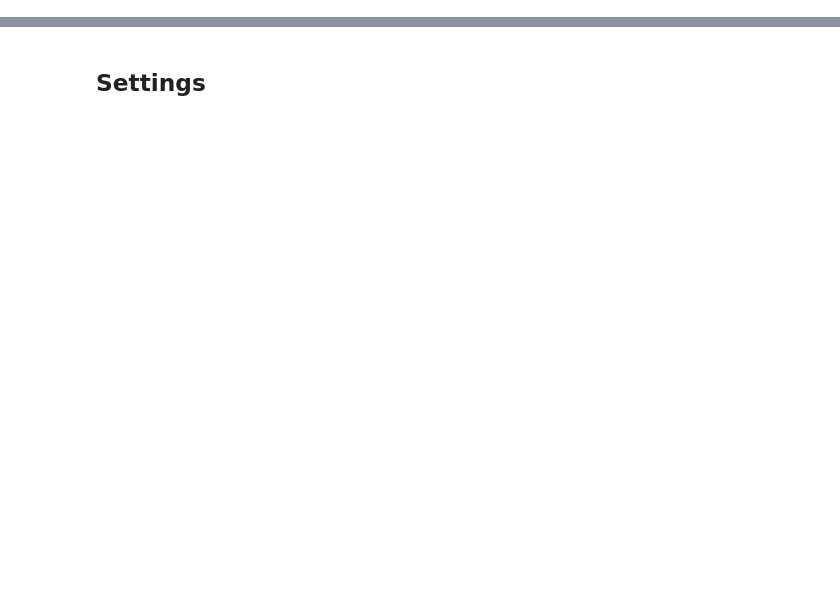
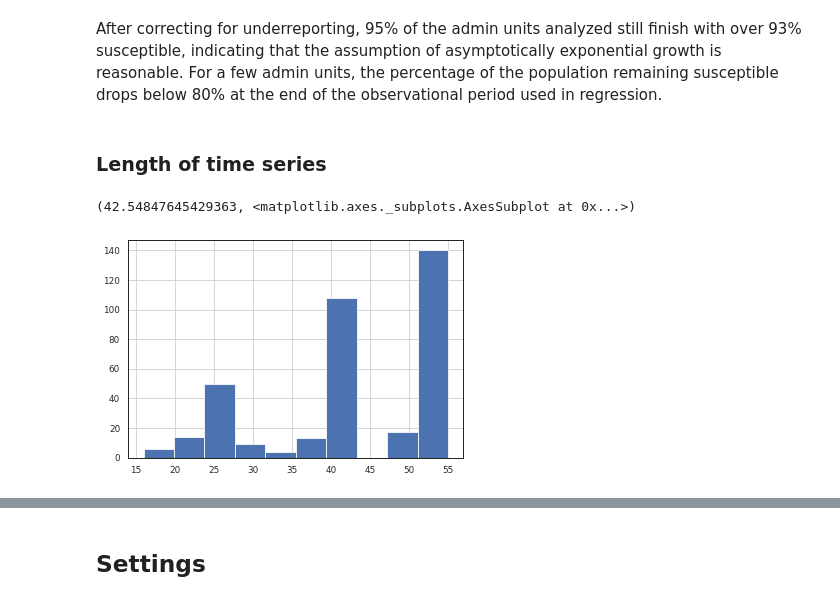
Before and after one commit to Global-Policy-Lab/gpl-covid, a Jupyter notebook: notebooks/iwb-robustness-sims.ipynb, the cells around one changed output, grey strips where cells are left out. Cells and saved outputs as stored; diff of their text form; code cells hidden in the pictures; blank space fills up the shorter version.

```diff
--- a/notebooks/iwb-SEIR.ipynb
+++ b/notebooks/iwb-robustness-sims.ipynb
@@ -21,0 +48,15 @@ out_home = cutil.RESULTS / "other" / "sims"
+# %%
+underreporting_df = pd.read_csv(cutil.DATA_INTERIM / "multi_country" / "under_reporting.csv", usecols=["country", "underreporting_estimate"], index_col="country")
+underreporting_df = underreporting_df.rename(
+    index={
+        "China": "CHN",
+        "France": "FRA",
+        "Iran": "IRN",
+        "Italy": "ITA",
+        "South Korea": "KOR",
+        "United States of America": "USA"
+    }
+)
+# %%
+reg_df = reg_df.join(underreporting_df, on="adm0_name")
+S = 1 - (reg_df.cum_confirmed_cases / reg_df.underreporting_estimate / reg_df.population)
@@ -21,0 +69,10 @@ out_home = cutil.RESULTS / "other" / "sims"
+# %% [markdown]
+After correcting for underreporting, 95% of the admin units analyzed still finish with over 93% susceptible, indicating that the assumption of asymptotically exponential growth is reasonable. For a few admin units, the percentage of the population remaining susceptible drops below 80% at the end of the observational period used in regression.
+# %% [markdown]
+### Length of time series
+# %%
+duration = (reg_df.groupby(level=[0,1]).date.max() - reg_df.groupby(level=[0,1]).date.min()).dt.days
+duration.mean(), duration.hist()
+# %% [output]
+(42.54847645429363, <matplotlib.axes._subplots.AxesSubplot at 0x...>)
+[figure, added]
```
Also changed, not shown: parts of 22 cells of this notebook, 3 other files.
